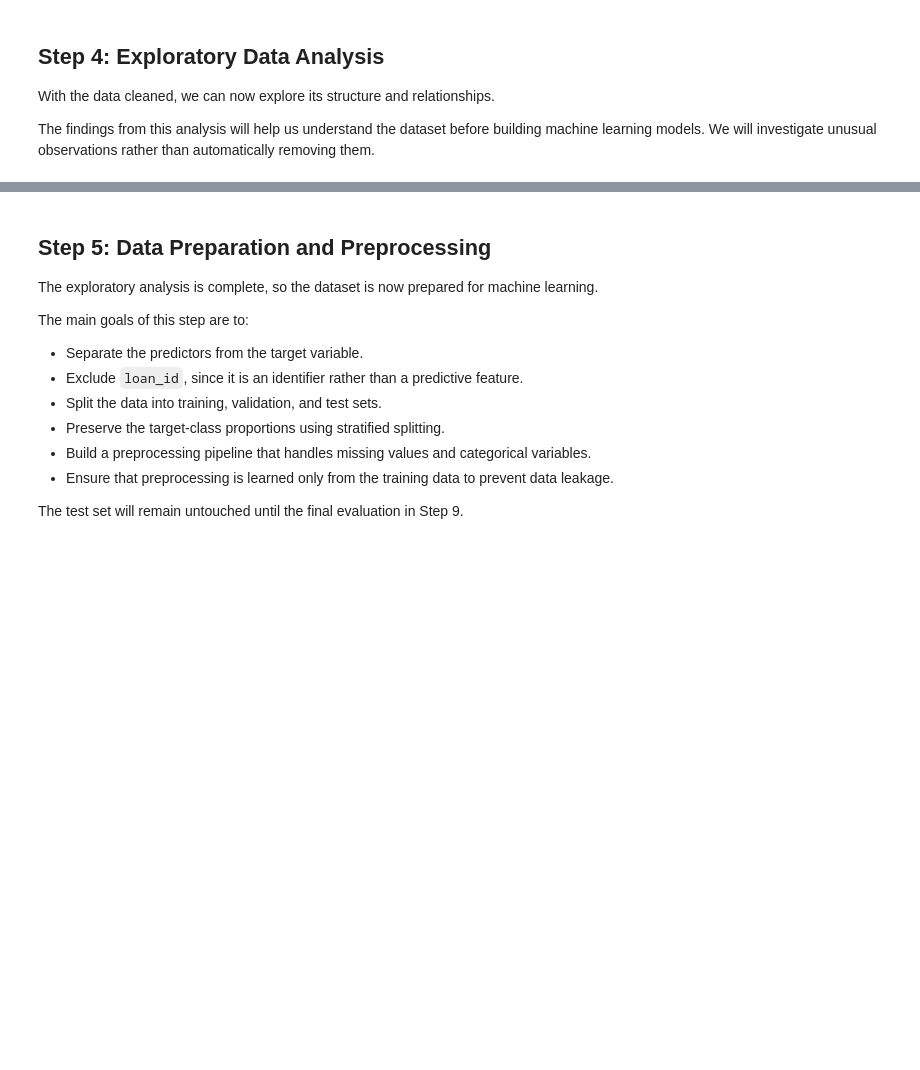
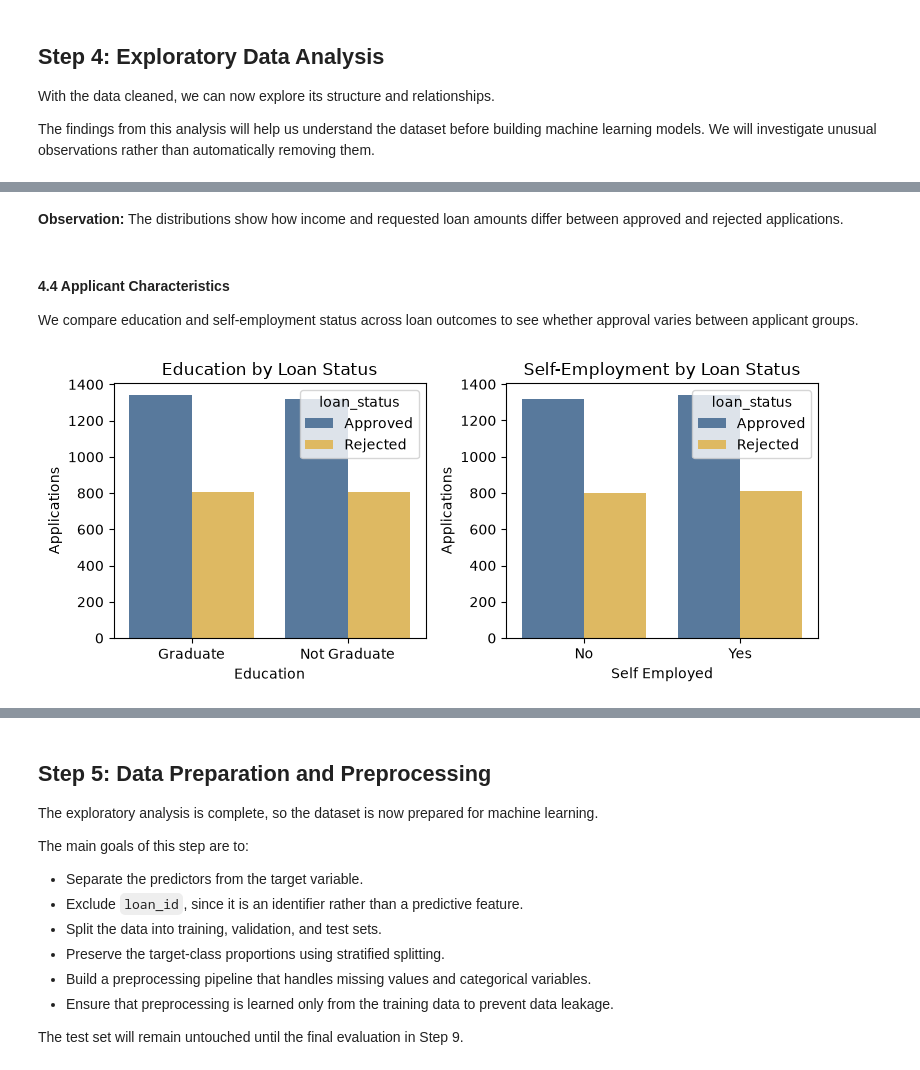
Before and after one commit to Benjamin-Ajagun/loan-approval-prediction, a Jupyter notebook: loan_approval_prediction.ipynb, the cells around one changed output, grey strips where cells are left out. Saved outputs shown, nothing was run; the diff lists cells and outputs as text; code cells hidden in the pictures; blank space fills up the shorter version.

```diff
--- a/loan_approval_prediction.ipynb
+++ b/loan_approval_prediction.ipynb
@@ -822,0 +676,35 @@ Overall, the EDA provides an understanding of the main patterns and potential is
+# %% [markdown]
+**Observation:** The distributions show how income and requested loan amounts differ between approved and rejected applications.
+# %% [markdown]
+#### 4.4 Applicant Characteristics
+
+We compare education and self-employment status across loan outcomes to see whether approval varies between applicant groups.
+# %%
+fig, axes = plt.subplots(1, 2, figsize=(8, 3.5))
+
+sns.countplot(
+    data=df_cleaned,
+    x="education",
+    hue="loan_status",
+    palette={"Approved": "#4C78A8", "Rejected": "#F2C14E"},
+    ax=axes[0]
+)
+axes[0].set_title("Education by Loan Status")
+axes[0].set_xlabel("Education")
+axes[0].set_ylabel("Applications")
+
+sns.countplot(
+    data=df_cleaned,
+    x="self_employed",
+    hue="loan_status",
+    palette={"Approved": "#4C78A8", "Rejected": "#F2C14E"},
+    ax=axes[1]
+)
+axes[1].set_title("Self-Employment by Loan Status")
+axes[1].set_xlabel("Self Employed")
+axes[1].set_ylabel("Applications")
+
+plt.tight_layout()
+plt.show()
+# %% [output]
+[figure, added]
```
Also changed, not shown: parts of 24 cells of this notebook.
